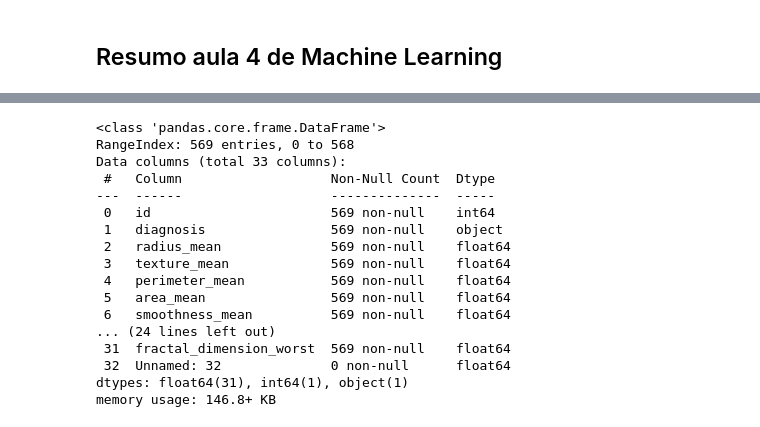
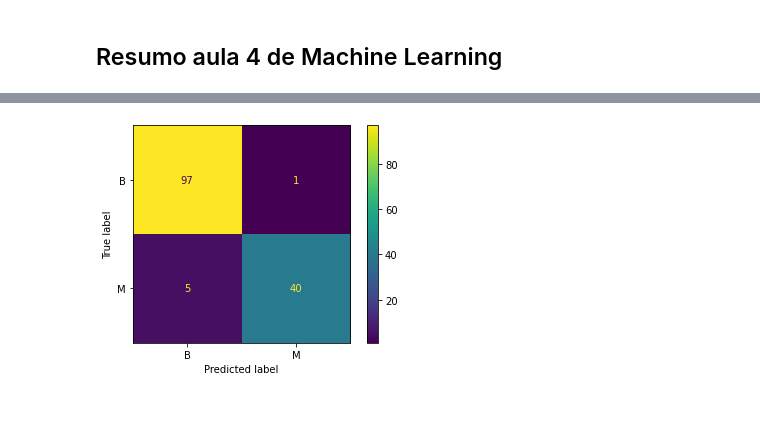
Before and after one commit to vitorkendia/meus_estudos, a Jupyter notebook: MachineLearning/ML1/aula4.ipynb, the cells around one changed output, grey strips where cells are left out. Cells and saved outputs as stored; diff of their text form; code cells hidden in the pictures.

```diff
--- a/MachineLearning/ML1/aula4.ipynb
+++ b/MachineLearning/ML1/aula4.ipynb
@@ -13,3 +39,7 @@ from sklearn.model_selection import train_test_split, cross_validate, KFold
 from sklearn.preprocessing import StandardScaler, MinMaxScaler, RobustScaler, LabelEncoder
 from sklearn.neighbors import KNeighborsClassifier, KNeighborsRegressor
 from sklearn.metrics import ConfusionMatrixDisplay, confusion_matrix, classification_report, make_scorer, precision_score, recall_score, accuracy_score, f1_score
+# %%
+bcancer_ds=pd.read_csv('..\datasets\data.csv')
+bcancer_ds.info()
+# Verificando tipo dos dados, e dados nulos
@@ -16,24 +64,5 @@ from sklearn.metrics import ConfusionMatrixDisplay, confusion_matrix, classifica
 # %%
-bcancer_ds=pd.read_csv('data.csv')
-bcancer_ds.info()
+# Retirando a coluna com dados nulos
 bcancer_ds = bcancer_ds.drop("Unnamed: 32", axis=1)
 bcancer_raw = bcancer_ds.copy()
-# %% [output]
-<class 'pandas.core.frame.DataFrame'>
-RangeIndex: 569 entries, 0 to 568
-Data columns (total 33 columns):
- #   Column                   Non-Null Count  Dtype
----  ------                   --------------  -----
- 0   id                       569 non-null    int64
- 1   diagnosis                569 non-null    object
- 2   radius_mean              569 non-null    float64
- 3   texture_mean             569 non-null    float64
- 4   perimeter_mean           569 non-null    float64
- 5   area_mean                569 non-null    float64
- 6   smoothness_mean          569 non-null    float64
-... (24 lines left out)
- 31  fractal_dimension_worst  569 non-null    float64
- 32  Unnamed: 32              0 non-null      float64
-dtypes: float64(31), int64(1), object(1)
-memory usage: 146.8+ KB
 # %%
@@ -46,20 +78,25 @@ bcancer_scaler = scaler.fit(x_train)
 x_train_ss = bcancer_scaler.transform(x_train)
 x_test_ss = bcancer_scaler.transform(x_test)
 # %%
+# Configurando o knn, e o KFold
 knn = KNeighborsClassifier()
 kf5 = KFold(n_splits=5, shuffle=True)
-# knn.fit(x_train_ss,y_train)
 
-# y_predict = knn.predict(x_test_ss)
-# scoring =('accuracy','precision','f1','recall')
-# cm = confusion_matrix(y_test, y_predict)
-# dl=["B","M"]
-# disp = ConfusionMatrixDisplay(confusion_matrix=cm, display_labels=dl)
-# disp.plot()
+# Realizando o fit, e o predict do modelo
+knn.fit(x_train_ss,y_train)
+y_predict = knn.predict(x_test_ss)
+
+# Verificando a matriz de confusão
+cm = confusion_matrix(y_test, y_predict)
+dl=["B","M"]
+disp = ConfusionMatrixDisplay(confusion_matrix=cm, display_labels=dl)
+disp.plot()
 scoring = {
     'precision': make_scorer(precision_score, pos_label='M'),
     'recall': make_scorer(recall_score, pos_label='M'),
     'f1': make_scorer(f1_score, pos_label='M'),
     'accuracy': make_scorer(accuracy_score)
 }
+# %% [output]
+[figure, added]
 # %%
```
Also changed, not shown: parts of 20 cells of this notebook, 3 other files.
